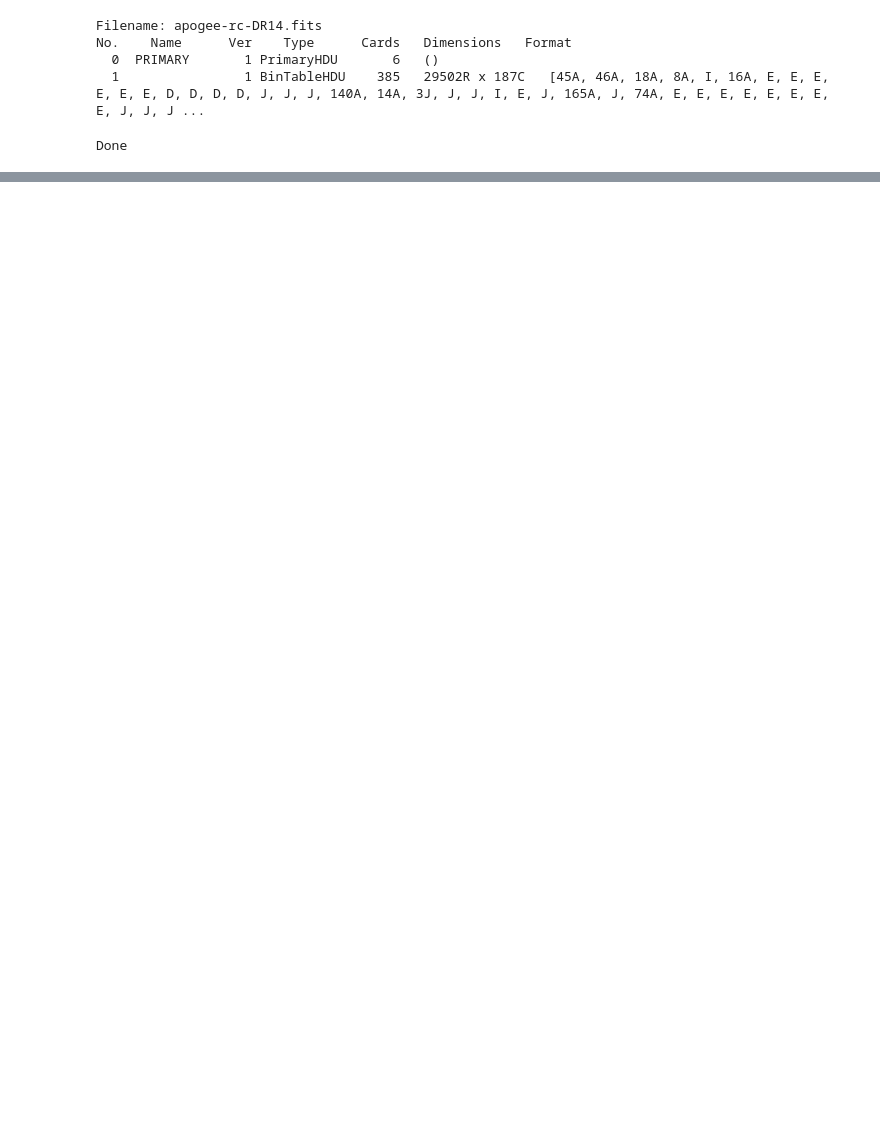
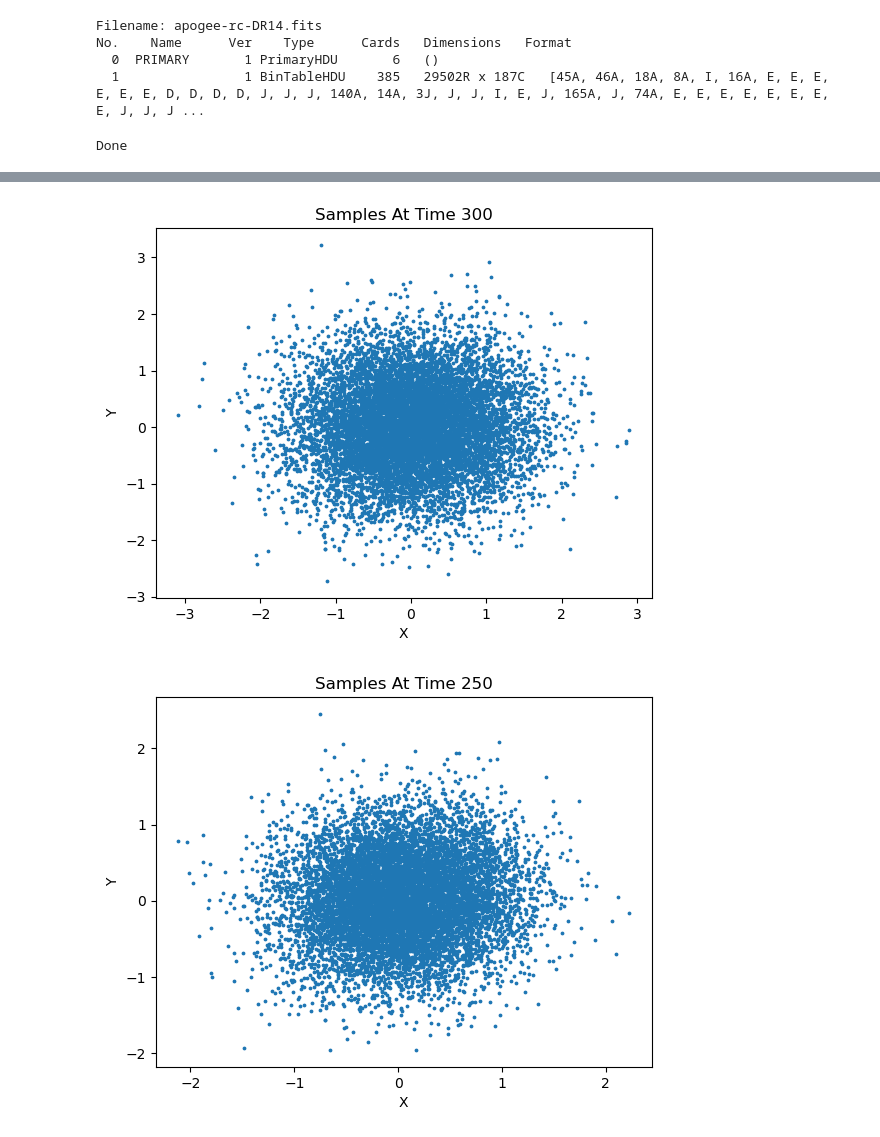
Before and after one commit to KristofPusztai/Probabilistic-Diffusion, a Jupyter notebook: apogee_data.ipynb, the cells around one changed output, grey strips where cells are left out. Saved outputs shown, nothing was run; the diff lists cells and outputs as text; code cells hidden in the pictures; blank space fills up the shorter version.

```diff
--- a/apogee_data.ipynb
+++ b/apogee_data.ipynb
@@ -99,0 +96,5 @@ diffusion.train(128, 1000)
+# %%
+new_x = diffusion.sample(10000, 50, s=3)
+# %% [output]
+[figure, added]
+[figure, added]
```
Also changed, not shown: parts of 10 cells of this notebook, 1 other file.
